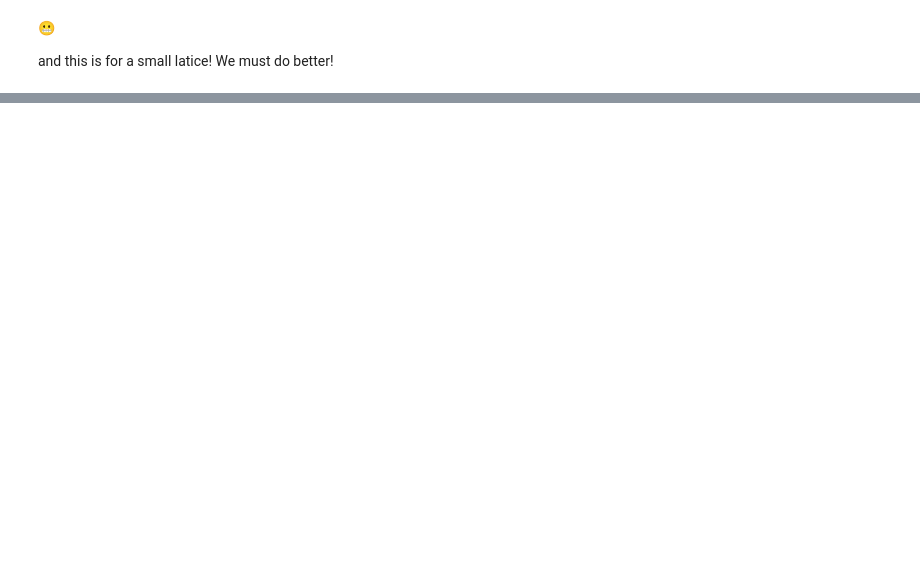
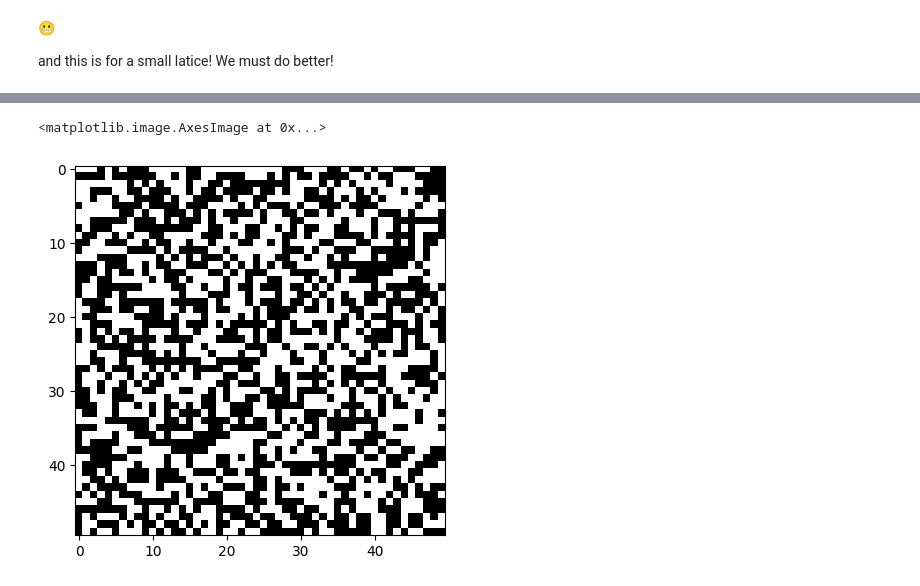
Before and after one commit to shylaquack/comp-phys-26, a Jupyter notebook: notebooks/Boltzmann and Ising (and some Metropolis).ipynb, the cells around one changed output, grey strips where cells are left out. Drawn from its saved outputs; the diff is of its cells as text; code cells hidden in the pictures; blank space fills up the shorter version.

```diff
--- a/notebooks/Boltzmann and Ising (and some Metropolis).ipynb
+++ b/notebooks/Boltzmann and Ising (and some Metropolis).ipynb
@@ -188,15 +199,18 @@ proposal(state)
 # %%
-kT = 10.
+kT = 50.
 J = 1.
 H = 0.
 
 energy_fun = lambda state: energy(state,J=J,H=H)
-lnBoltz_fun = lambda state: lnBoltz(state, kT=kT,L=L,H=H)
+lnBoltz_fun = lambda state: lnBoltz(state, kT=kT,J=J,H=H)
 
 ngrid = 50
 N = int(ngrid**2)
 initial_state = draw_state(N)
 plt.imshow(initial_state,cmap = 'gray')
+# %% [output]
+<matplotlib.image.AxesImage at 0x...>
+[figure, added]
 # %%
 #actual mcmc
 #no better way than for loop
```
Also changed, not shown: parts of 12 cells of this notebook.
